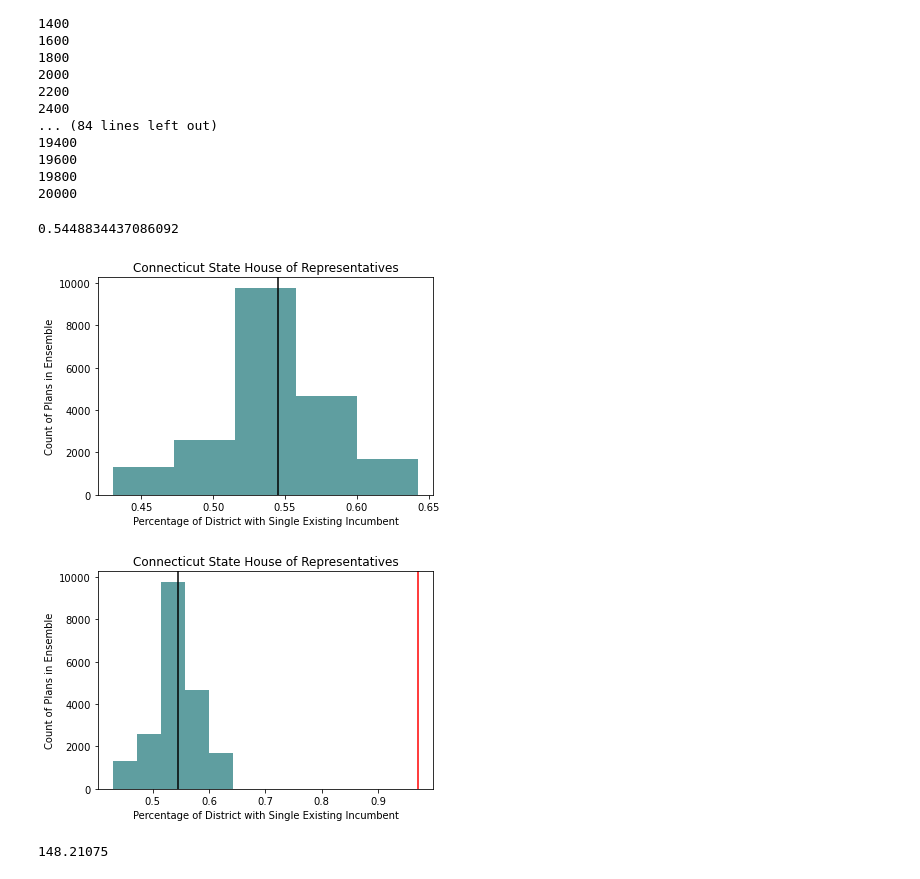
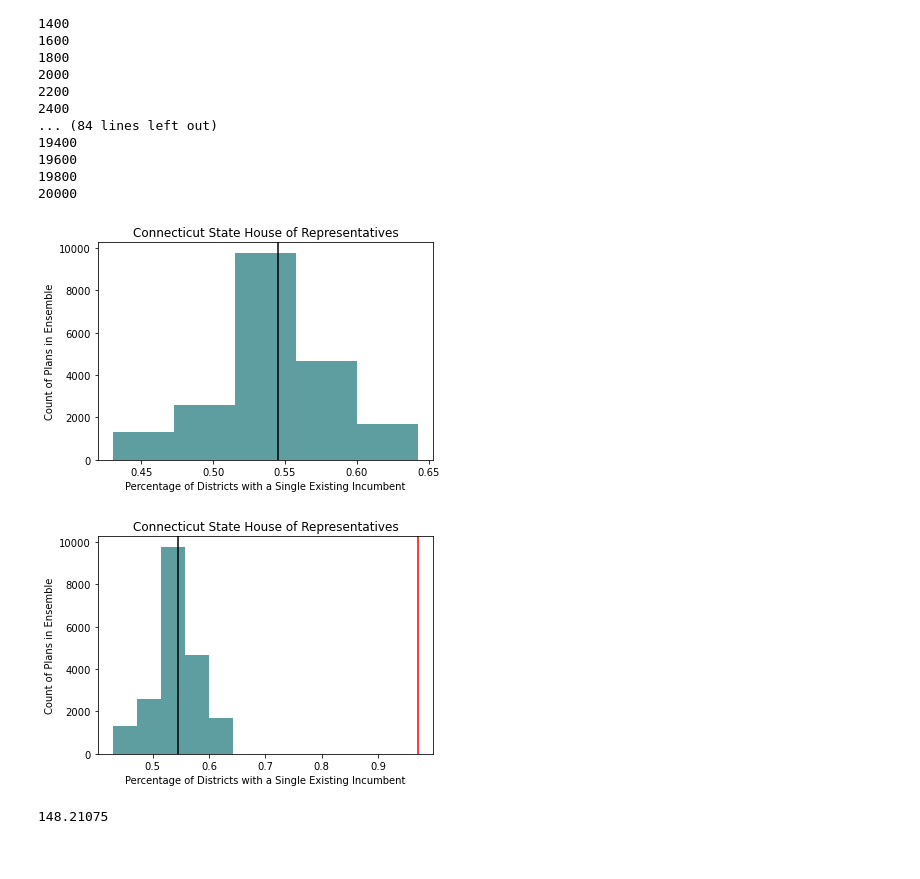
Before and after one commit to ka-chang/RedistrictingCT, a Jupyter notebook: 03_gerrychain_ensemble.ipynb, the cells around one changed output. Saved outputs shown, nothing was run; the diff lists cells and outputs as text; code cells hidden in the pictures.

```diff
--- a/03_gerrychain_ensemble.ipynb
+++ b/03_gerrychain_ensemble.ipynb
@@ -189,7 +190,3 @@ for part in chain_seed_recom:
 incumbent_ensemble_plot=[]
 for n in range(len(incumbents_ensemble)):
     incumbent_ensemble_plot.append(incumbents_ensemble[n][1]/incumbents_ensemble[0].sum())
-# %%
-np.mean(incumbent_ensemble_plot)
-# %% [output]
-0.5448834437086092
@@ -196,24 +196,24 @@ np.mean(incumbent_ensemble_plot)
 # %%
 plt.hist(incumbent_ensemble_plot, bins=5, color="cadetblue")
 plt.axvline(x=np.mean(incumbent_ensemble_plot),color="black")
 plt.title("Connecticut State House of Representatives")
-plt.xlabel("Percentage of District with Single Existing Incumbent")
+plt.xlabel("Percentage of Districts with a Single Existing Incumbent")
 plt.ylabel("Count of Plans in Ensemble")
 plt.savefig("./outputs/ct_house_incumbents.png", dpi=300, facecolor='white', transparent=False)
 plt.show()
 # %% [output]
-[figure, old version]
+[figure, new version]
 # %%
 plt.hist(incumbent_ensemble_plot, bins=5, color="cadetblue")
 plt.axvline(x=np.mean(incumbent_ensemble_plot),color="black")
 plt.axvline(x=0.97,color="red")
 plt.title("Connecticut State House of Representatives")
-plt.xlabel("Percentage of District with Single Existing Incumbent")
+plt.xlabel("Percentage of Districts with a Single Existing Incumbent")
 plt.ylabel("Count of Plans in Ensemble")
 plt.savefig("./outputs/ct_house_incumbents_w2021.png", dpi=300, facecolor='white', transparent=False)
 plt.show()
 # %% [output]
-[figure, old version]
+[figure, new version]
 # %%
 np.mean(splits_ensemble)
 # %% [output]
```
Also changed, not shown: parts of 10 cells of this notebook, 10 other files.
